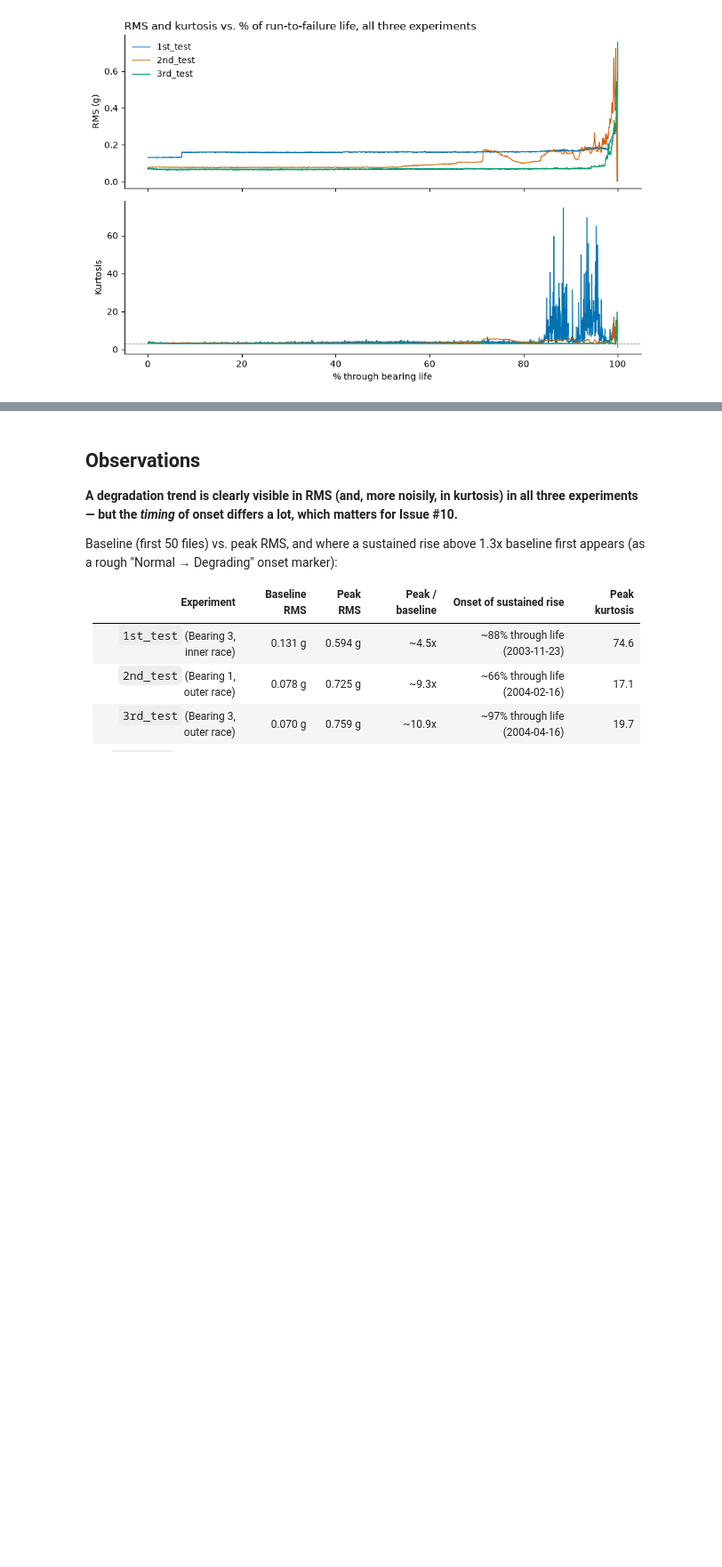
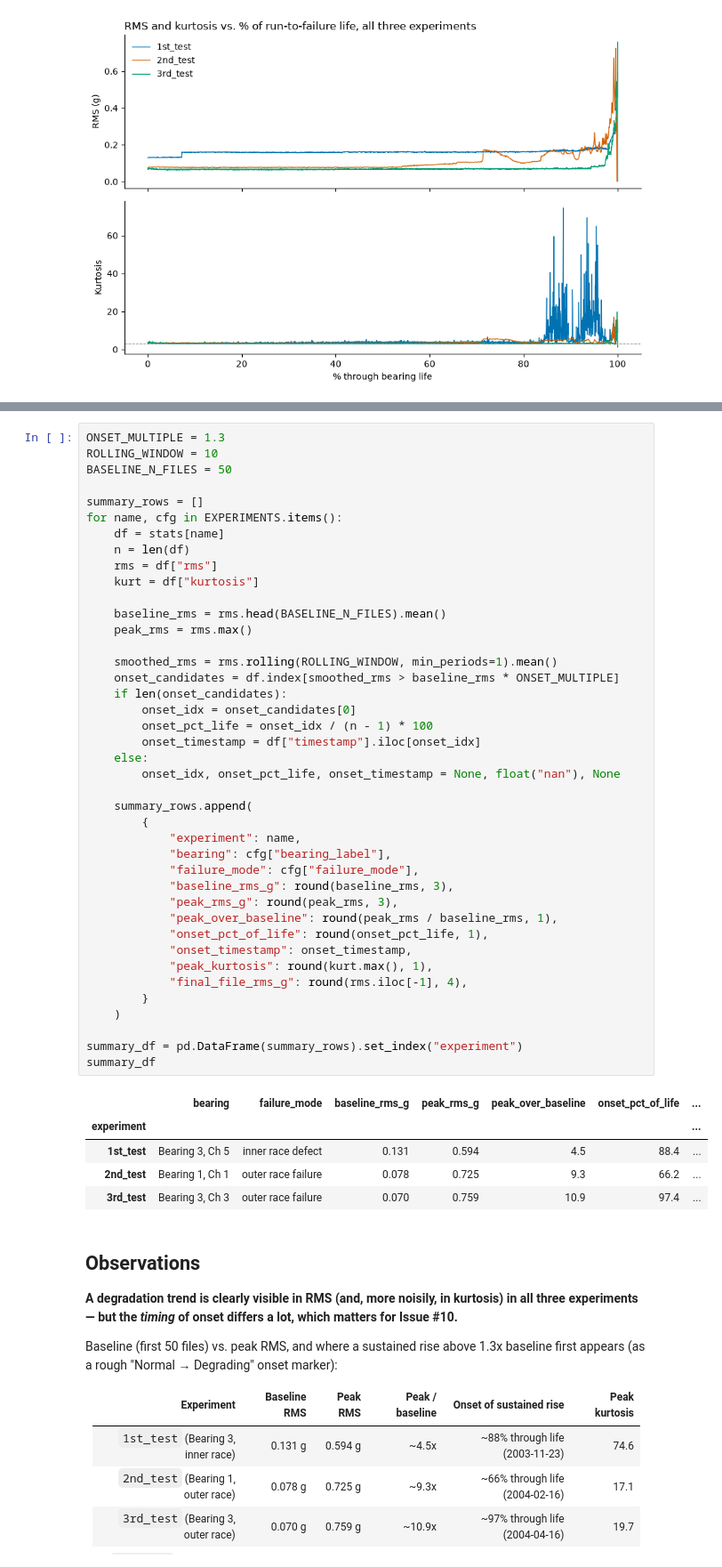
Before and after one commit to barnapet/sentinedge-prognos-platform, a Jupyter notebook: notebooks/01_vibration_signal_evolution.ipynb, the cells around one changed output, grey strips where cells are left out. Shown at 89% size. Cells and saved outputs as stored; diff of their text form; blank space fills up the shorter version.

```diff
--- a/notebooks/01_vibration_signal_evolution.ipynb
+++ b/notebooks/01_vibration_signal_evolution.ipynb
@@ -240,3 +239,50 @@ plt.show()
+# %%
+ONSET_MULTIPLE = 1.3
+ROLLING_WINDOW = 10
+BASELINE_N_FILES = 50
+
+summary_rows = []
+for name, cfg in EXPERIMENTS.items():
+    df = stats[name]
+    n = len(df)
+    rms = df["rms"]
+    kurt = df["kurtosis"]
+
+    baseline_rms = rms.head(BASELINE_N_FILES).mean()
+    peak_rms = rms.max()
+
+    smoothed_rms = rms.rolling(ROLLING_WINDOW, min_periods=1).mean()
+    onset_candidates = df.index[smoothed_rms > baseline_rms * ONSET_MULTIPLE]
+    if len(onset_candidates):
+        onset_idx = onset_candidates[0]
+        onset_pct_life = onset_idx / (n - 1) * 100
+        onset_timestamp = df["timestamp"].iloc[onset_idx]
+    else:
+        onset_idx, onset_pct_life, onset_timestamp = None, float("nan"), None
+
+    summary_rows.append(
+        {
+            "experiment": name,
+            "bearing": cfg["bearing_label"],
+            "failure_mode": cfg["failure_mode"],
+            "baseline_rms_g": round(baseline_rms, 3),
+            "peak_rms_g": round(peak_rms, 3),
+            "peak_over_baseline": round(peak_rms / baseline_rms, 1),
+            "onset_pct_of_life": round(onset_pct_life, 1),
+            "onset_timestamp": onset_timestamp,
+            "peak_kurtosis": round(kurt.max(), 1),
+            "final_file_rms_g": round(rms.iloc[-1], 4),
+        }
+    )
+
+summary_df = pd.DataFrame(summary_rows).set_index("experiment")
+summary_df
+# %% [output]
+|  | bearing | failure_mode | baseline_rms_g | peak_rms_g | peak_over_baseline | onset_pct_of_life | ... |
+| experiment |  |  |  |  |  |  | ... |
+| 1st_test | Bearing 3, Ch 5 | inner race defect | 0.131 | 0.594 | 4.5 | 88.4 | ... |
+| 2nd_test | Bearing 1, Ch 1 | outer race failure | 0.078 | 0.725 | 9.3 | 66.2 | ... |
+| 3rd_test | Bearing 3, Ch 3 | outer race failure | 0.070 | 0.759 | 10.9 | 97.4 | ... |
 # %% [markdown]
 ## Observations
 
```
Also changed, not shown: parts of 2 cells of this notebook.
